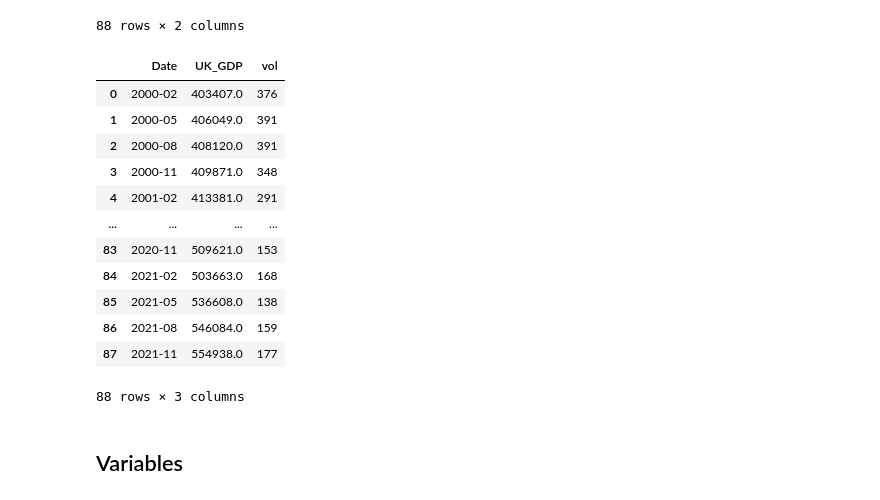
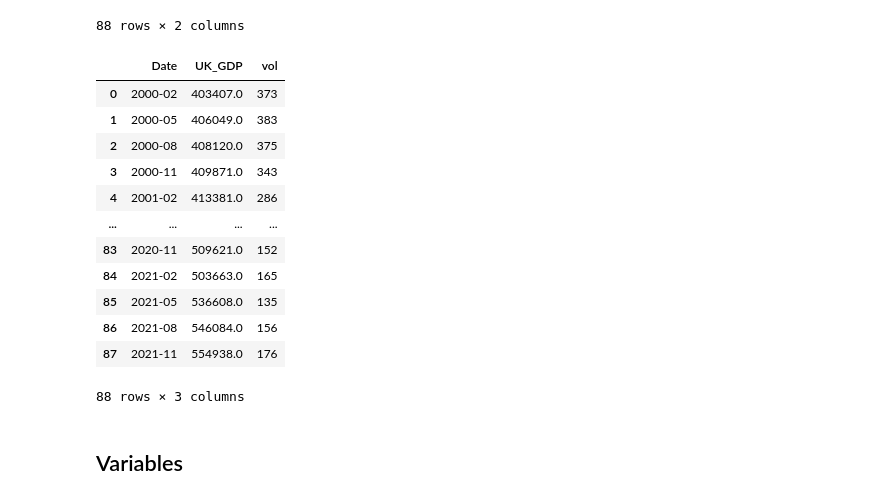
Before and after one commit to victoriawong1123/data_science_project, a Jupyter notebook: notebooks/quarterly_model.ipynb, the cells around one changed output. Cells and saved outputs as stored; diff of their text form; code cells hidden in the pictures.

```diff
--- a/notebooks/quarterly_model.ipynb
+++ b/notebooks/quarterly_model.ipynb
@@ -33,8 +15,13 @@ df
 # %%
-out = {'date': [], 'vol': []}
-for y in range(2000, 2022):
-    for m in range(1, 13):
-        i = f"{y}-{m}"
-        d = df[df['Date'] == i]
-        out['date'].append(i)
-        out['vol'].append(len(d))
+def reconfigure_vol_df(df):
+    df['Date'] = df['Date'].dt.to_period('M')
+    out = {'date': [], 'vol': []}
+    for y in range(2000, 2022):
+        for m in range(1, 13):
+            i = f"{y}-{m}"
+            d = df[df['Date'] == i]
+            out['date'].append(i)
+            out['vol'].append(len(d))
+    df = pd.DataFrame(data=out['vol'], index=out['date'], columns=['vol'])
+    df.index.name = 'date'
+    return df
@@ -63,0 +28,4 @@ ax.set_xticks([]);
+# %%
+acquiror_uk = read_acquiror_uk()
+acquiror_uk = reconfigure_vol_df(acquiror_uk)
+acquiror_uk
@@ -63,0 +47,4 @@ ax.set_xticks([]);
+# %%
+target_uk= read_target_uk()
+target_uk = reconfigure_vol_df(target_uk)
+target_uk
@@ -63,0 +66,3 @@ ax.set_xticks([]);
+# %%
+net_vol_monthly = acquiror_uk - target_uk
+net_vol_monthly
@@ -85,24 +138,24 @@ gdp_quarter
 88 rows × 2 columns
 # %%
 res = []
-for i in range(int(len(vol_monthly)/3)):
-    s = vol_monthly[3*i: 3*(i+1)]
+for i in range(int(len(net_vol_monthly)/3)):
+    s = net_vol_monthly[3*i: 3*(i+1)]
     res.append(s.vol.sum())
 gdp_quarter['vol'] = res
 gdp_quarter
 # %% [output]
 |  | Date | UK_GDP | vol |
-| 0 | 2000-02 | 403407.0 | 376 |
-| 1 | 2000-05 | 406049.0 | 391 |
-| 2 | 2000-08 | 408120.0 | 391 |
-| 3 | 2000-11 | 409871.0 | 348 |
-| 4 | 2001-02 | 413381.0 | 291 |
+| 0 | 2000-02 | 403407.0 | 373 |
+| 1 | 2000-05 | 406049.0 | 383 |
+| 2 | 2000-08 | 408120.0 | 375 |
+| 3 | 2000-11 | 409871.0 | 343 |
+| 4 | 2001-02 | 413381.0 | 286 |
 | ... | ... | ... | ... |
-| 83 | 2020-11 | 509621.0 | 153 |
-| 84 | 2021-02 | 503663.0 | 168 |
-| 85 | 2021-05 | 536608.0 | 138 |
-| 86 | 2021-08 | 546084.0 | 159 |
-| 87 | 2021-11 | 554938.0 | 177 |
+| 83 | 2020-11 | 509621.0 | 152 |
+| 84 | 2021-02 | 503663.0 | 165 |
+| 85 | 2021-05 | 536608.0 | 135 |
+| 86 | 2021-08 | 546084.0 | 156 |
+| 87 | 2021-11 | 554938.0 | 176 |
 88 rows × 3 columns
 # %% [markdown]
 ## Variables
```
Also changed, not shown: parts of 23 cells of this notebook, 2 other files.
